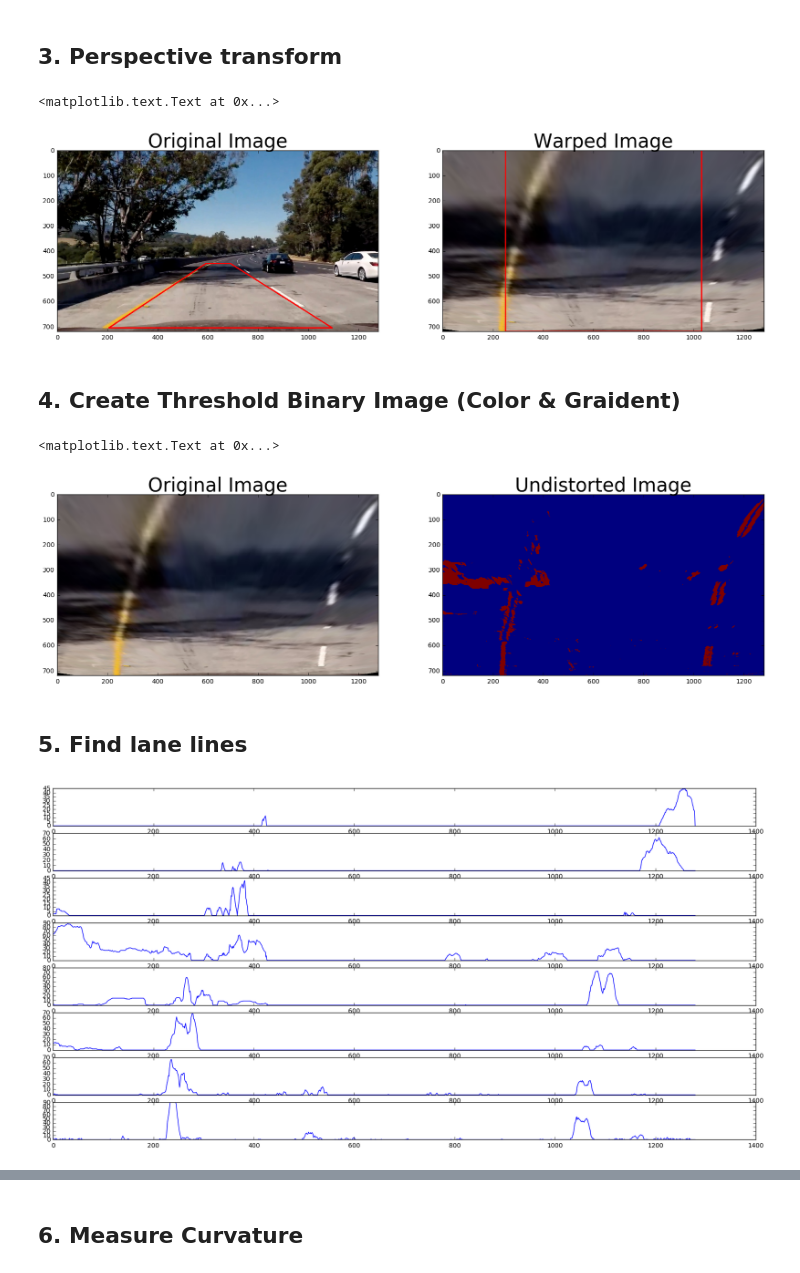
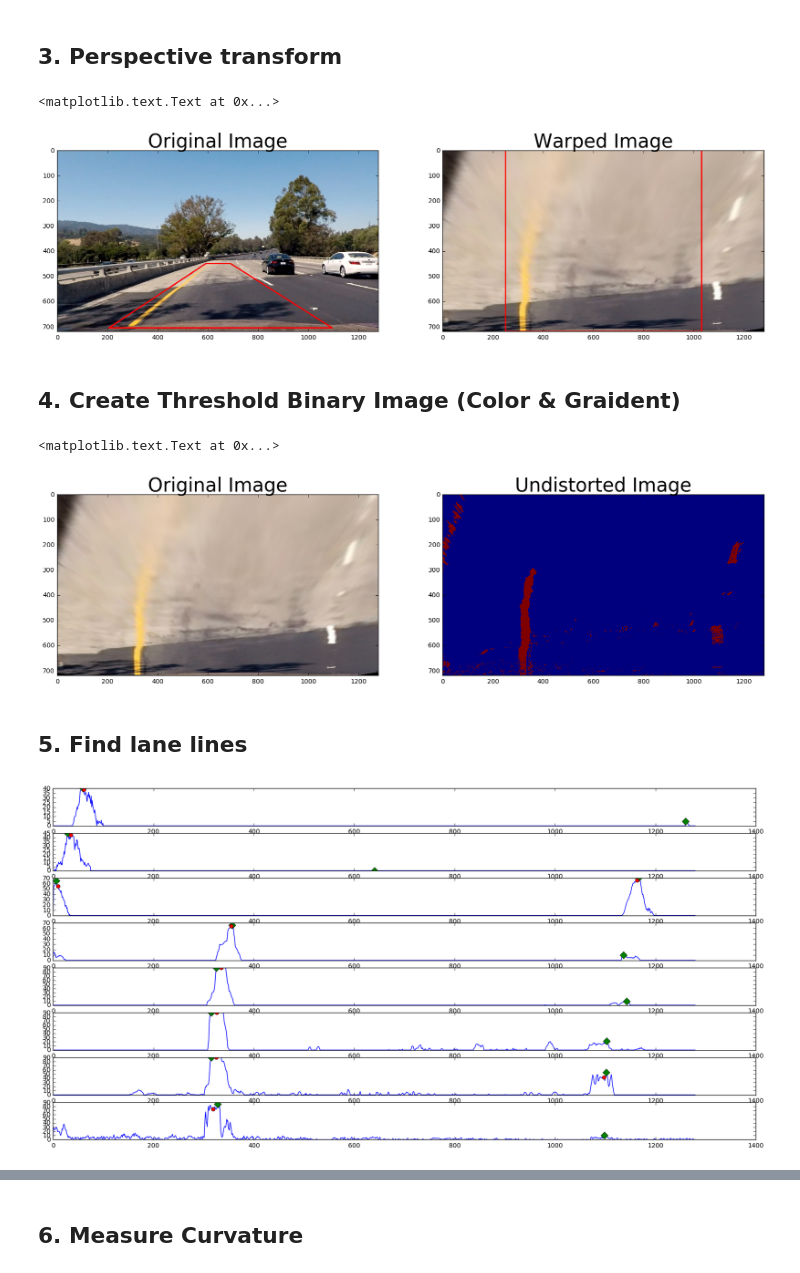
Before and after one commit to chc170/CarND-Advanced-Lane-Lines, a Jupyter notebook: project4.ipynb, the cells around one changed output, grey strips where cells are left out. Cells and saved outputs as stored; diff of their text form; code cells hidden in the pictures.

Commit message:
Tweaked lane line finding method. Added Reversed perspective transform

```diff
--- a/project4.ipynb
+++ b/project4.ipynb
@@ -95,37 +97,38 @@ ax2.set_title('Undistorted Image', fontsize=30)
 # %% [markdown]
 ## 3. Perspective transform
 # %%
-def perspective_transform(image):
+def perspective_transform(image, inverse=False):
 
     src = np.float32([(592, 450), (689, 450), (205, 706), (1095, 706)])
-    #dst = np.float32([(350, 0), (930, 0), (350, 720), (930, 720)])
     dst = np.float32([(250, 0), (1030, 0), (250, 720), (1030, 720)])
+
+    if inverse:
+        src, dst = dst, src
 
     M = cv2.getPerspectiveTransform(src, dst)
     warped = cv2.warpPerspective(image, M, None, flags=cv2.INTER_LINEAR)
 
     return warped, M
 
-dst = cv2.imread('test_images/test5_undist.jpg')
+dst = cv2.imread('test_images/test4_undist.jpg')
 warped, M = perspective_transform(dst)
 
 # Visualize perspective transform
 f, (ax1, ax2) = plt.subplots(1, 2, figsize=(20,10))
 pts = np.array([(592, 450), (689, 450), (1095, 706), (205, 706)])
 dst_line = dst.copy()
 cv2.polylines(dst_line, [pts], True, (0, 0, 255), thickness=3)
 ax1.imshow(cv2.cvtColor(dst_line, cv2.COLOR_BGR2RGB))
 ax1.set_title('Original Image', fontsize=30)
 
-#pts = np.array([(350, 0), (930, 0), (930, 720), (350, 720)])
 pts = np.array([(250, 0), (1030, 0), (1030, 720), (250, 720)])
 warped_line = warped.copy()
 cv2.polylines(warped_line, [pts], True, (0, 0, 255), thickness=3)
 ax2.imshow(cv2.cvtColor(warped_line, cv2.COLOR_BGR2RGB))
 ax2.set_title('Warped Image', fontsize=30)
 # %% [output]
 <matplotlib.text.Text at 0x...>
-[figure, old version]
+[figure, new version]
 # %% [markdown]
 ## 4. Create Threshold Binary Image (Color & Graident)
 # %%
@@ -168,12 +171,14 @@ ax2.imshow(binary_img)
 ax2.set_title('Undistorted Image', fontsize=30)
 # %% [output]
 <matplotlib.text.Text at 0x...>
-[figure, old version]
+[figure, new version]
 # %% [markdown]
 ## 5. Find lane lines
 # %%
 # Visiualize sliding window
+# https://blog.ytotech.com/2015/11/01/findpeaks-in-python/
 nb_win = 8
+width = binary_img.shape[1]
 height = binary_img.shape[0]
 win_size = math.ceil(height/nb_win)
 
@@ -181,10 +186,22 @@ f, axes = plt.subplots(nb_win, 1, figsize=(20,10))
 for i, ax in enumerate(axes):
     start = i * win_size
     end = start + win_size
+
     histogram = np.sum(binary_img[start:end,:], axis=0)
     ax.plot(histogram)
+
+    # argmax
+    mid = width // 2
+    l_peak = np.argmax(histogram[:mid])
+    r_peak = np.argmax(histogram[mid:]) + mid
+    ax.plot([l_peak, r_peak], histogram[[l_peak, r_peak]], 'D', color='g', ms=8)
+
+    # peak
+    indexes = find_peaks_cwt(histogram, np.arange(10, 100))
+    indexes = [idx for idx in indexes if histogram[idx] > 20]
+    ax.plot(indexes, histogram[indexes], 'o', color='red')
 # %% [output]
-[figure, old version]
+[figure, new version]
 # %%
 def find_lane_points(binary_image):
     """
```
Also changed, not shown: parts of 5 cells of this notebook.
